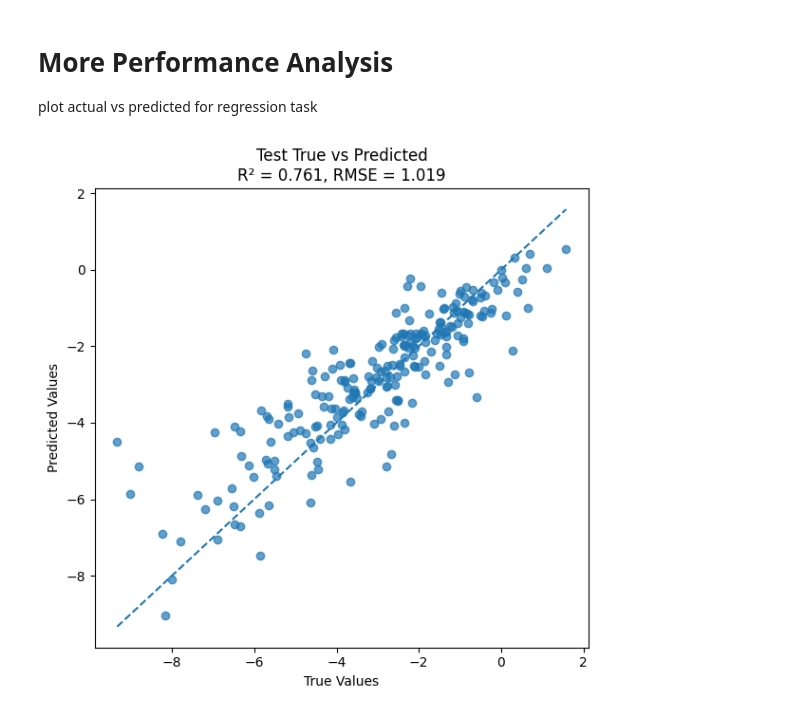
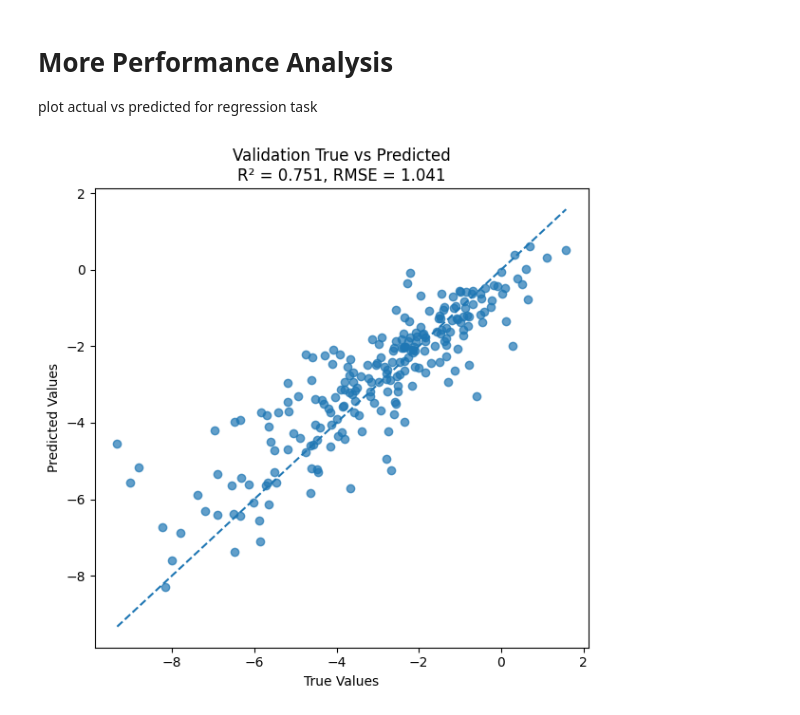
Before and after one commit to aswalker-lab/AIChemBiochem, a Jupyter notebook: 7_Neural_networks/Chemistry_neural_networks.ipynb, the cells around one changed output. Drawn from its saved outputs; the diff is of its cells as text; code cells hidden in the pictures.

```diff
--- a/7_Neural_networks/Chemistry_neural_networks.ipynb
+++ b/7_Neural_networks/Chemistry_neural_networks.ipynb
@@ -274,7 +278,7 @@ num_epochs = 20
 
 train_losses = []
 train_accuracies = []
-test_accuracies = []
+val_accuracies = []
 
 #train the model
 for epoch in range(num_epochs):
@@ -306,29 +310,29 @@ for epoch in range(num_epochs):
 
     #set model into eval mode, doesn't use dropout and use running statistics
     model.eval()
-    test_correct = 0
-    test_total = 0
+    val_correct = 0
+    val_total = 0
 
     #turn off gradient, this will keep any weights from being accidently changed
     with torch.no_grad():
-        for batch_X, batch_y in test_loader:
+        for batch_X, batch_y in val_loader:
             logits = model(batch_X)
             probs = torch.sigmoid(logits)
             preds = (probs >= 0.5).float()
-            test_correct += (preds == batch_y).sum().item()
-            test_total += batch_y.size(0)
+            val_correct += (preds == batch_y).sum().item()
+            val_total += batch_y.size(0)
 
-    test_acc = test_correct / test_total
+    val_acc = val_correct / val_total
 
     train_losses.append(train_loss)
     train_accuracies.append(train_acc)
-    test_accuracies.append(test_acc)
+    val_accuracies.append(val_acc)
 
     print(
         f"Epoch {epoch+1:2d} | "
         f"Train Loss: {train_loss:.4f} | "
         f"Train Acc: {train_acc:.4f} | "
-        f"Test Acc: {test_acc:.4f}"
+        f"Validation Acc: {val_acc:.4f}"
     )
 
 # Plot train loss
@@ -343,11 +347,11 @@ plt.show()
 # Plot train and test accuracy
 plt.figure(figsize=(8, 5))
 plt.plot(range(1, num_epochs + 1), train_accuracies, marker='o', label="Train Accuracy")
-plt.plot(range(1, num_epochs + 1), test_accuracies, marker='o', label="Test Accuracy")
+plt.plot(range(1, num_epochs + 1), val_accuracies, marker='o', label="Validation Accuracy")
 plt.ylim(0,1)
 plt.xlabel("Epoch")
 plt.ylabel("Accuracy")
-plt.title("Train and Test Accuracy Over Epochs")
+plt.title("Train and Validation Accuracy Over Epochs")
 plt.legend()
 plt.tight_layout()
 plt.show()
@@ -387,7 +391,7 @@ all_probs = []
 all_true = []
 
 with torch.no_grad():
-    for batch_X, batch_y in test_loader:
+    for batch_X, batch_y in val_loader:
         logits = model(batch_X)                  # shape: (batch_size,)
         probs = torch.sigmoid(logits)            # convert logits to probabilities
 
@@ -406,7 +410,7 @@ plt.plot(fpr, tpr, label=f"ROC curve (AUC = {roc_auc:.3f})")
 plt.plot([0, 1], [0, 1], linestyle="--")
 plt.xlabel("False Positive Rate")
 plt.ylabel("True Positive Rate")
-plt.title("Test ROC Curve")
+plt.title("Validation ROC Curve")
 plt.legend()
 plt.tight_layout()
 plt.show()
@@ -419,7 +423,7 @@ plt.figure(figsize=(6, 6))
 plt.plot(recall, precision, label=f"PR curve (AP = {ap:.3f})")
 plt.xlabel("Recall")
 plt.ylabel("Precision")
-plt.title("Test Precision-Recall Curve")
+plt.title("Validation Precision-Recall Curve")
 plt.legend()
 plt.tight_layout()
 plt.show()
@@ -636,33 +626,33 @@ plot actual vs predicted for regression task
 # %%
 model.eval()
 
 all_preds = []
 all_true = []
 
 with torch.no_grad():
-    for batch_X, batch_y in test_loader:
+    for batch_X, batch_y in val_loader:
         preds = model(batch_X)
 
         all_preds.extend(preds.cpu().numpy())
         all_true.extend(batch_y.cpu().numpy())
 
 all_preds = np.array(all_preds)
 all_true = np.array(all_true)
 
 r2 = r2_score(all_true, all_preds)
 rmse = np.sqrt(mean_squared_error(all_true, all_preds))
 
 plt.figure(figsize=(6, 6))
 plt.scatter(all_true, all_preds, alpha=0.7)
 
 min_val = min(all_true.min(), all_preds.min())
 max_val = max(all_true.max(), all_preds.max())
 plt.plot([min_val, max_val], [min_val, max_val], linestyle="--")
 
 plt.xlabel("True Values")
 plt.ylabel("Predicted Values")
-plt.title(f"Test True vs Predicted\nR² = {r2:.3f}, RMSE = {rmse:.3f}")
+plt.title(f"Validation True vs Predicted\nR² = {r2:.3f}, RMSE = {rmse:.3f}")
 plt.tight_layout()
 plt.show()
 # %% [output]
-[figure, old version]
+[figure, new version]
```
Also changed, not shown: parts of 9 cells of this notebook, 2 other files.
